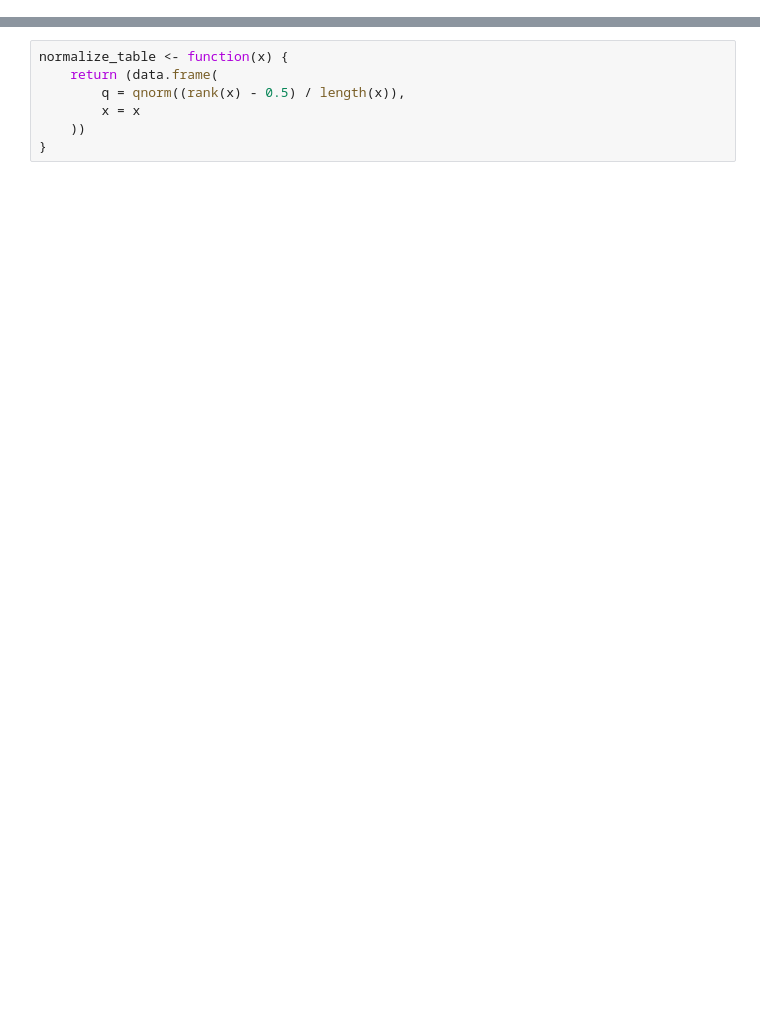
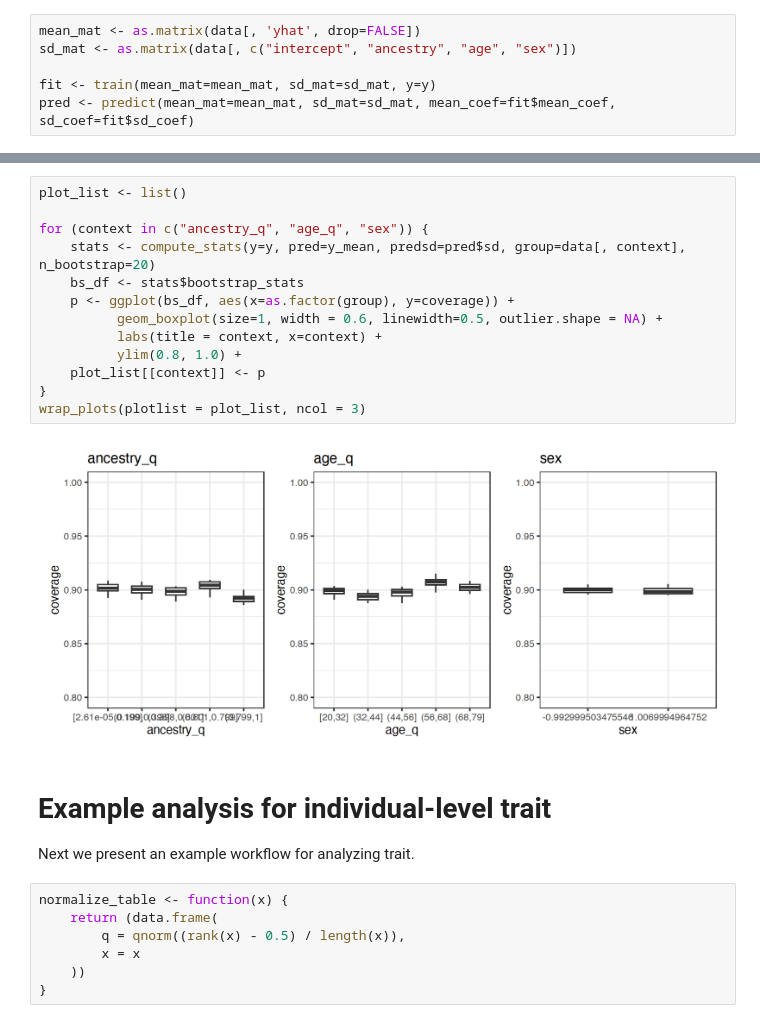
Before and after one commit to KangchengHou/calpred, a Jupyter notebook: example.ipynb, the cells around one changed output, grey strips where cells are left out. Drawn from its saved outputs; the diff is of its cells as text; blank space fills up the shorter version.

```diff
--- a/example.ipynb
+++ b/example.ipynb
@@ -80,0 +94,6 @@ Warning message:
+# %%
+mean_mat <- as.matrix(data[, 'yhat', drop=FALSE])
+sd_mat <- as.matrix(data[, c("intercept", "ancestry", "age", "sex")])
+
+fit <- train(mean_mat=mean_mat, sd_mat=sd_mat, y=y)
+pred <- predict(mean_mat=mean_mat, sd_mat=sd_mat, mean_coef=fit$mean_coef, sd_coef=fit$sd_coef)
@@ -81,3 +134,21 @@ Warning message:
+# %%
+plot_list <- list()
+
+for (context in c("ancestry_q", "age_q", "sex")) {
+    stats <- compute_stats(y=y, pred=y_mean, predsd=pred$sd, group=data[, context], n_bootstrap=20)
+    bs_df <- stats$bootstrap_stats
+    p <- ggplot(bs_df, aes(x=as.factor(group), y=coverage)) +
+          geom_boxplot(size=1, width = 0.6, linewidth=0.5, outlier.shape = NA) +
+          labs(title = context, x=context) +
+          ylim(0.8, 1.0) +
+    plot_list[[context]] <- p
+}
+wrap_plots(plotlist = plot_list, ncol = 3)
+# %% [output]
+[figure, added]
+# %% [markdown]
+# Example analysis for individual-level trait
+Next we present an example workflow for analyzing trait.
 # %%
 normalize_table <- function(x) {
     return (data.frame(
```
Also changed, not shown: parts of 23 cells of this notebook, 2 other files.
